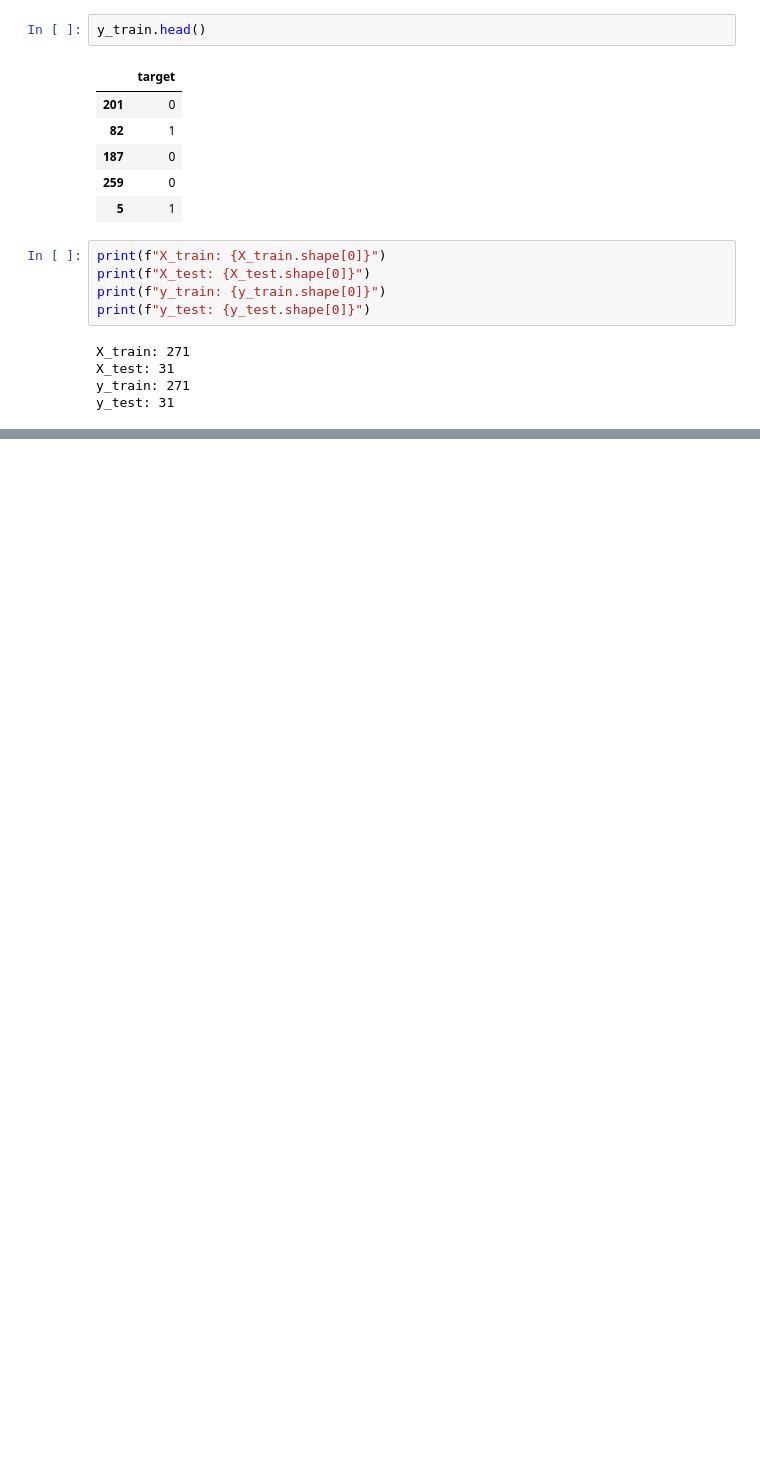
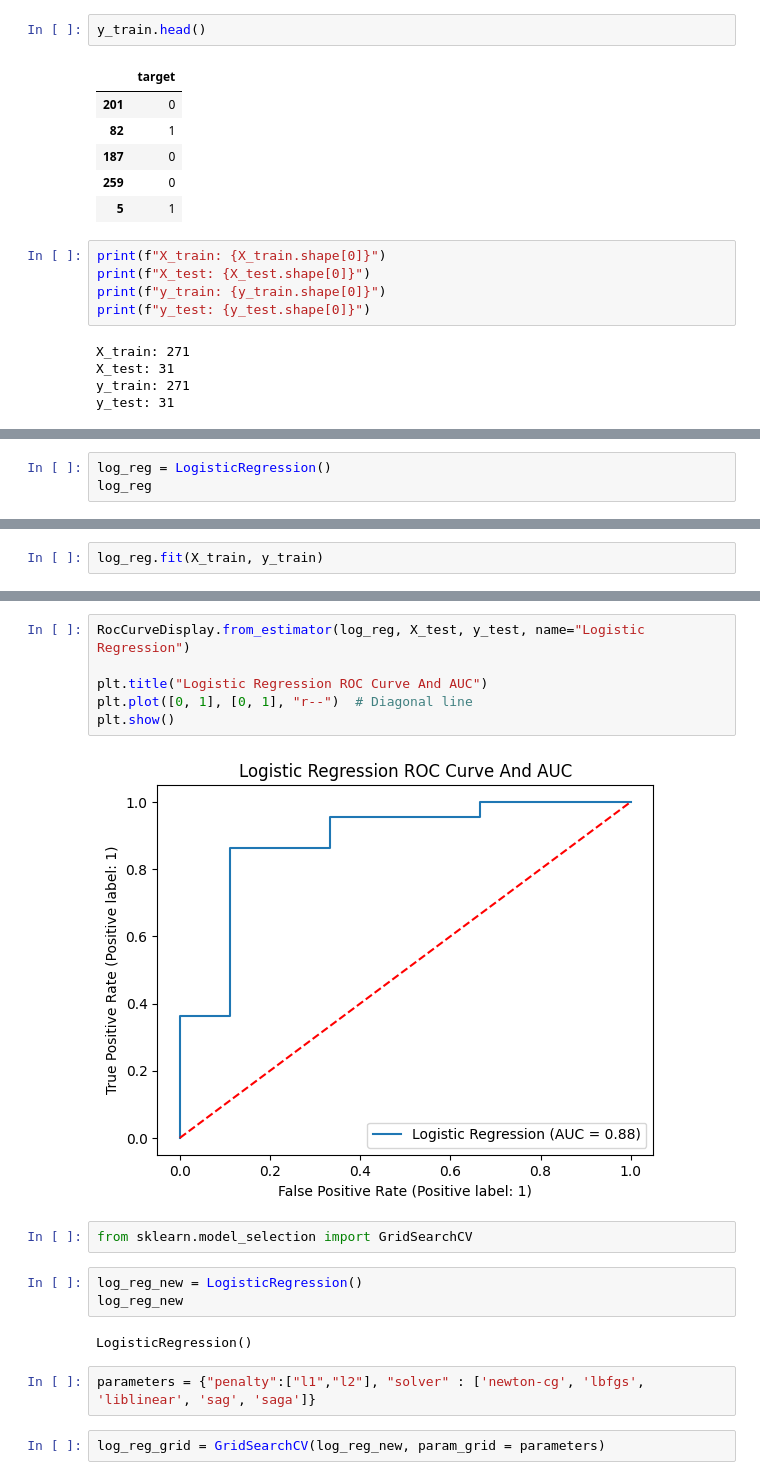
Before and after one commit to akhileshchoudary/Heart-Attack-Prediction-using-ML, a Jupyter notebook: heart-attack-prediction.ipynb, the cells around one changed output, grey strips where cells are left out. Cells and saved outputs as stored; diff of their text form; blank space fills up the shorter version.

Commit message:
Logistic Regression Algorithm & Hyperparameter Optimization with GridSearchCV

```diff
--- a/heart-attack-prediction.ipynb
+++ b/heart-attack-prediction.ipynb
@@ -1309,0 +1317,3 @@ y_test: 31
+# %%
+log_reg = LogisticRegression()
+log_reg
@@ -1309,0 +1322,2 @@ y_test: 31
+# %%
+log_reg.fit(X_train, y_train)
@@ -1309,0 +1351,19 @@ y_test: 31
+# %%
+RocCurveDisplay.from_estimator(log_reg, X_test, y_test, name="Logistic Regression")
+
+plt.title("Logistic Regression ROC Curve And AUC")
+plt.plot([0, 1], [0, 1], "r--")  # Diagonal line
+plt.show()
+# %% [output]
+[figure, added]
+# %%
+from sklearn.model_selection import GridSearchCV
+# %%
+log_reg_new = LogisticRegression()
+log_reg_new
+# %% [output]
+LogisticRegression()
+# %%
+parameters = {"penalty":["l1","l2"], "solver" : ['newton-cg', 'lbfgs', 'liblinear', 'sag', 'saga']}
+# %%
+log_reg_grid = GridSearchCV(log_reg_new, param_grid = parameters)
```
Also changed, not shown: parts of 20 cells of this notebook.
